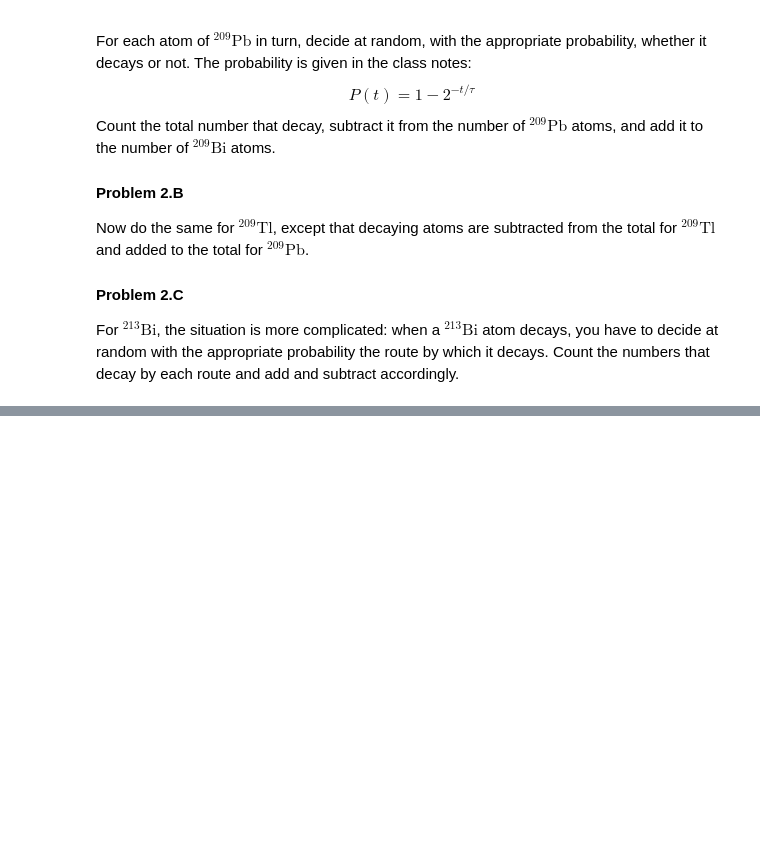
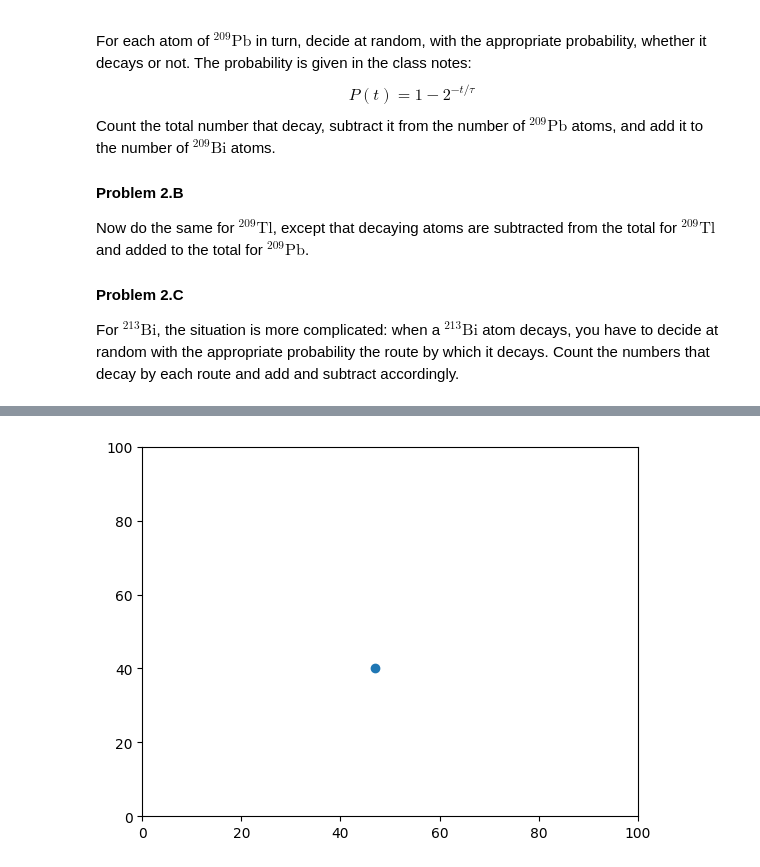
Before and after one commit to stanieldev/RIT-Physics-Lab-Spring-2025, a Jupyter notebook: Assignment_8A/assignment.ipynb, the cells around one changed output, grey strips where cells are left out. Saved outputs shown, nothing was run; the diff lists cells and outputs as text; code cells hidden in the pictures; blank space fills up the shorter version.

```diff
--- a/Assignment_8A/assignment.ipynb
+++ b/Assignment_8A/assignment.ipynb
@@ -208,0 +225,54 @@ Bi213: 3382, Tl209: 2, Pb209: 272, Bi209: 6344
+# %%
+# Imports
+import numpy as np
+
+# Random Choice Maker function
+def random_direction() -> tuple[int, int]:
+    direction = np.random.randint(0, 4)
+    if direction == 0:
+        return (1, 0)
+    elif direction == 1:
+        return (-1, 0)
+    elif direction == 2:
+        return (0, 1)
+    elif direction == 3:
+        return (0, -1)
+
+# Problem Parameters
+L = 100  # Grid Size
+STEPS = 10_000  # Number of Steps
+START = (L//2, L//2)  # Starting Position
+
+# Make an animation out of the simulation
+import matplotlib.pyplot as plt
+import matplotlib.animation as animation
+
+# Create the figure
+fig, ax = plt.subplots()
+ax.set_xlim(0, L)
+ax.set_ylim(0, L)
+
+# Create the scatter plot
+scat = ax.scatter([], [])
+scat.set_offsets([START])
+
+# Update function
+def update(frame):
+    global scat
+    x, y = scat.get_offsets()[0]
+    dx, dy = random_direction()
+    x += dx
+    y += dy
+    if x < 0 or x > L:
+        x -= 2 * dx
+    if y < 0 or y > L:
+        y -= 2 * dy
+    scat.set_offsets([[x, y]])
+    return scat
+
+# Create the animation
+ani = animation.FuncAnimation(fig, update, frames=STEPS, interval=100, repeat=False)
+ani.save(filename="anim.gif", writer="pillow")
+plt.show()
+# %% [output]
+[figure, added]
```
Also changed, not shown: parts of 3 cells of this notebook.
